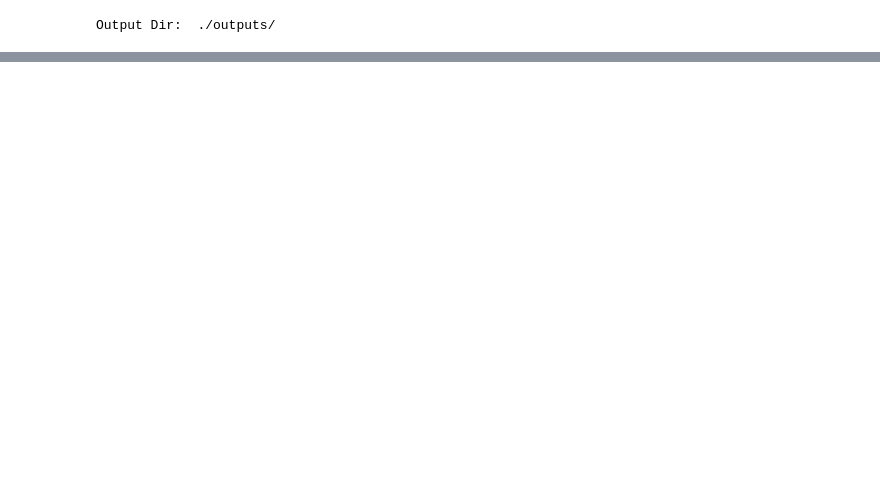
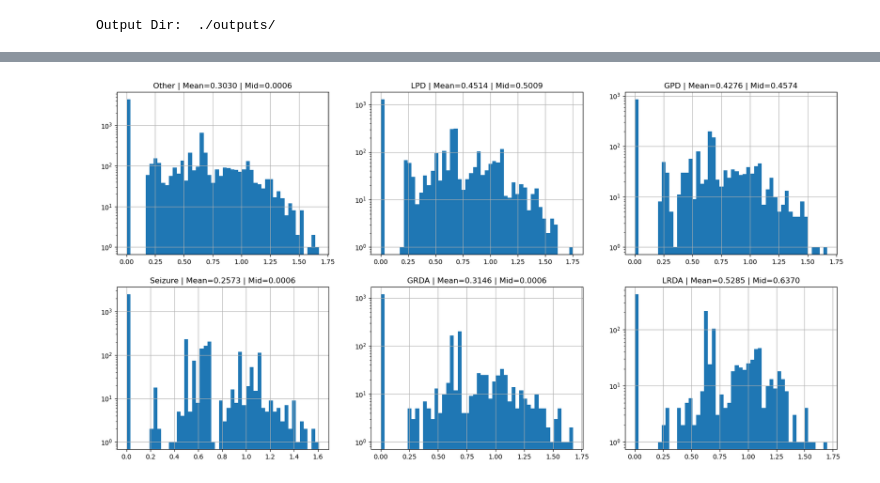
Before and after one commit to AzimuthLI/kaggle_hms, a Jupyter notebook: EDA_Data_Split.ipynb, the cells around one changed output, grey strips where cells are left out. Drawn from its saved outputs; the diff is of its cells as text; code cells hidden in the pictures; blank space fills up the shorter version.

```diff
--- a/EDA_Data_Split.ipynb
+++ b/EDA_Data_Split.ipynb
@@ -96,0 +154,13 @@ targets:  ['seizure_vote', 'lpd_vote', 'gpd_vote', 'lrda_vote', 'grda_vote', 'ot
+# %%
+# plot in 2x3 grid the histogram of entropy for each target
+fig, axs = plt.subplots(2, 3, figsize=(20, 10))
+brain_actities = train_all['target'].unique()
+for i, target in enumerate(brain_actities):
+    ax = axs[i//3, i%3]
+    _df = train_all[train_all['target'] == target]
+    ax.hist(_df['entropy'], bins=50, log=True)
+    ax.set_title(f"{target} | Mean={_df['entropy'].mean():.4f} | Mid={_df['entropy'].median():.4f}")
+    ax.grid()
+plt.show()
+# %% [output]
+[figure, added]
```
Also changed, not shown: parts of 18 cells of this notebook, 4 other files.
